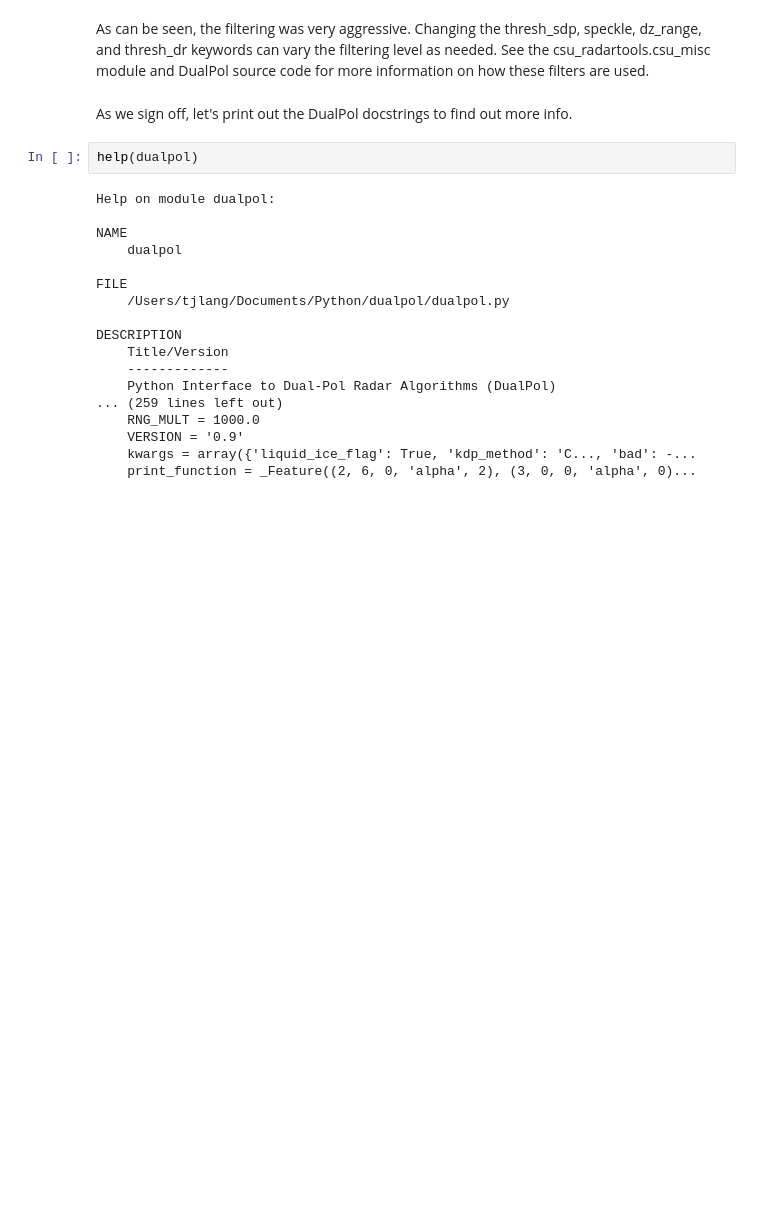
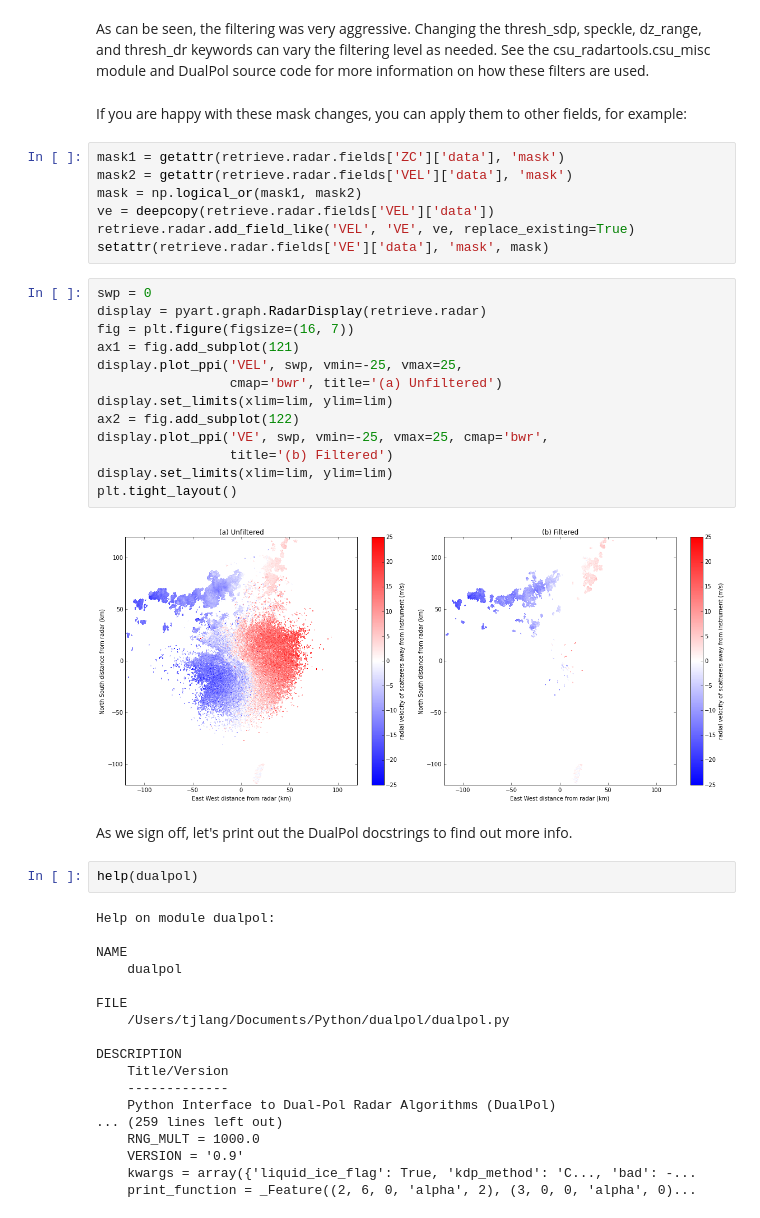
Before and after one commit to nasa/DualPol, a Jupyter notebook: notebooks/DualPol_Demo.ipynb, the cells around one changed output. Saved outputs shown, nothing was run; the diff lists cells and outputs as text; blank space fills up the shorter version.

```diff
--- a/notebooks/DualPol_Demo.ipynb
+++ b/notebooks/DualPol_Demo.ipynb
@@ -163,5 +163,29 @@ plt.tight_layout()
 # %% [markdown]
 As can be seen, the filtering was very aggressive. Changing the thresh_sdp, speckle, dz_range, and thresh_dr keywords can vary the filtering level as needed. See the csu_radartools.csu_misc module and DualPol source code for more information on how these filters are used.
+# %% [markdown]
+If you are happy with these mask changes, you can apply them to other fields, for example:
+# %%
+mask1 = getattr(retrieve.radar.fields['ZC']['data'], 'mask')
+mask2 = getattr(retrieve.radar.fields['VEL']['data'], 'mask')
+mask = np.logical_or(mask1, mask2)
+ve = deepcopy(retrieve.radar.fields['VEL']['data'])
+retrieve.radar.add_field_like('VEL', 'VE', ve, replace_existing=True)
+setattr(retrieve.radar.fields['VE']['data'], 'mask', mask)
+# %%
+swp = 0
+display = pyart.graph.RadarDisplay(retrieve.radar)
+fig = plt.figure(figsize=(16, 7))
+ax1 = fig.add_subplot(121)
+display.plot_ppi('VEL', swp, vmin=-25, vmax=25,
+                 cmap='bwr', title='(a) Unfiltered')
+display.set_limits(xlim=lim, ylim=lim)
+ax2 = fig.add_subplot(122)
+display.plot_ppi('VE', swp, vmin=-25, vmax=25, cmap='bwr',
+                 title='(b) Filtered')
+display.set_limits(xlim=lim, ylim=lim)
+plt.tight_layout()
+# %% [output]
+[figure, added]
 # %% [markdown]
 As we sign off, let's print out the DualPol docstrings to find out more info.
 # %%
```
Also changed, not shown: parts of 7 cells of this notebook.
